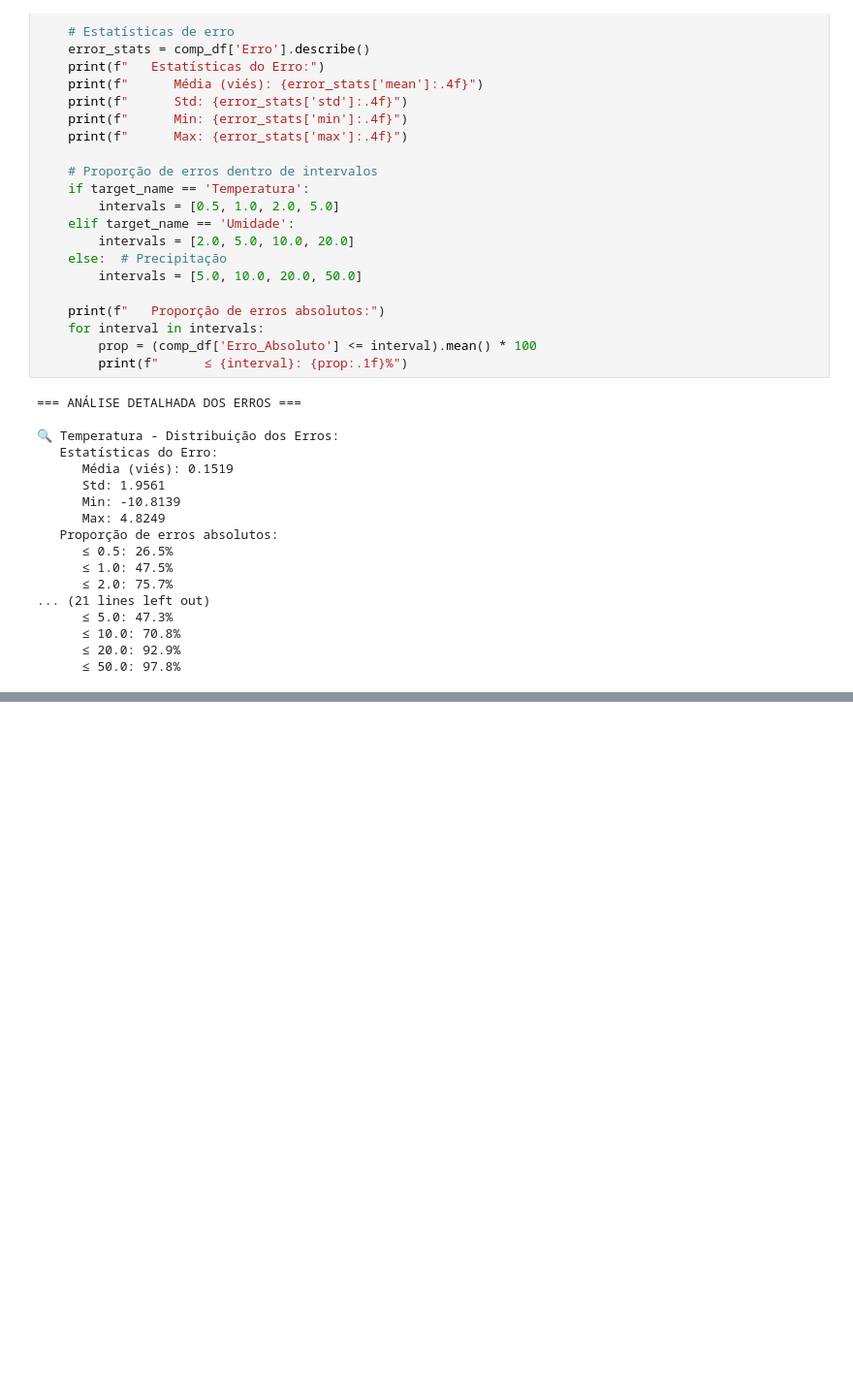
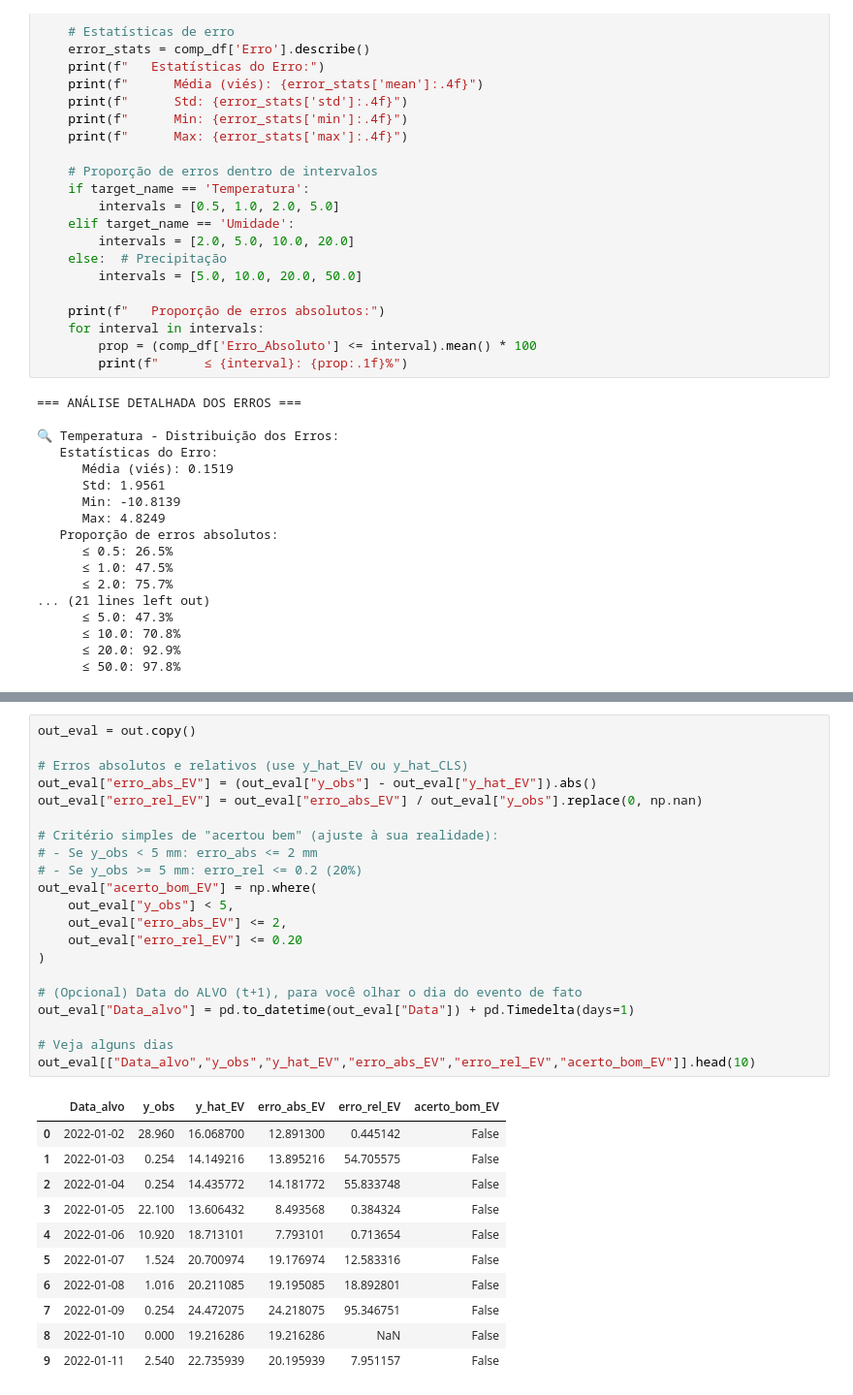
Before and after one commit to MauricioRPF/Weather_Report, a Jupyter notebook: Weather_Report_.ipynb, the cells around one changed output, grey strips where cells are left out. Shown at 97% size. Drawn from its saved outputs; the diff is of its cells as text; blank space fills up the shorter version.

```diff
--- a/Weather_Report_.ipynb
+++ b/Weather_Report_.ipynb
@@ -2410,0 +2812,33 @@ for target_name, comp_df in comparison_dfs.items():
+# %%
+out_eval = out.copy()
+
+# Erros absolutos e relativos (use y_hat_EV ou y_hat_CLS)
+out_eval["erro_abs_EV"] = (out_eval["y_obs"] - out_eval["y_hat_EV"]).abs()
+out_eval["erro_rel_EV"] = out_eval["erro_abs_EV"] / out_eval["y_obs"].replace(0, np.nan)
+
+# Critério simples de "acertou bem" (ajuste à sua realidade):
+# - Se y_obs < 5 mm: erro_abs <= 2 mm
+# - Se y_obs >= 5 mm: erro_rel <= 0.2 (20%)
+out_eval["acerto_bom_EV"] = np.where(
+    out_eval["y_obs"] < 5,
+    out_eval["erro_abs_EV"] <= 2,
+    out_eval["erro_rel_EV"] <= 0.20
+)
+
+# (Opcional) Data do ALVO (t+1), para você olhar o dia do evento de fato
+out_eval["Data_alvo"] = pd.to_datetime(out_eval["Data"]) + pd.Timedelta(days=1)
+
+# Veja alguns dias
+out_eval[["Data_alvo","y_obs","y_hat_EV","erro_abs_EV","erro_rel_EV","acerto_bom_EV"]].head(10)
+# %% [output]
+|  | Data_alvo | y_obs | y_hat_EV | erro_abs_EV | erro_rel_EV | acerto_bom_EV |
+| 0 | 2022-01-02 | 28.960 | 16.068700 | 12.891300 | 0.445142 | False |
+| 1 | 2022-01-03 | 0.254 | 14.149216 | 13.895216 | 54.705575 | False |
+| 2 | 2022-01-04 | 0.254 | 14.435772 | 14.181772 | 55.833748 | False |
+| 3 | 2022-01-05 | 22.100 | 13.606432 | 8.493568 | 0.384324 | False |
+| 4 | 2022-01-06 | 10.920 | 18.713101 | 7.793101 | 0.713654 | False |
+| 5 | 2022-01-07 | 1.524 | 20.700974 | 19.176974 | 12.583316 | False |
+| 6 | 2022-01-08 | 1.016 | 20.211085 | 19.195085 | 18.892801 | False |
+| 7 | 2022-01-09 | 0.254 | 24.472075 | 24.218075 | 95.346751 | False |
+| 8 | 2022-01-10 | 0.000 | 19.216286 | 19.216286 | NaN | False |
+| 9 | 2022-01-11 | 2.540 | 22.735939 | 20.195939 | 7.951157 | False |
```
Also changed, not shown: parts of 12 cells of this notebook.
